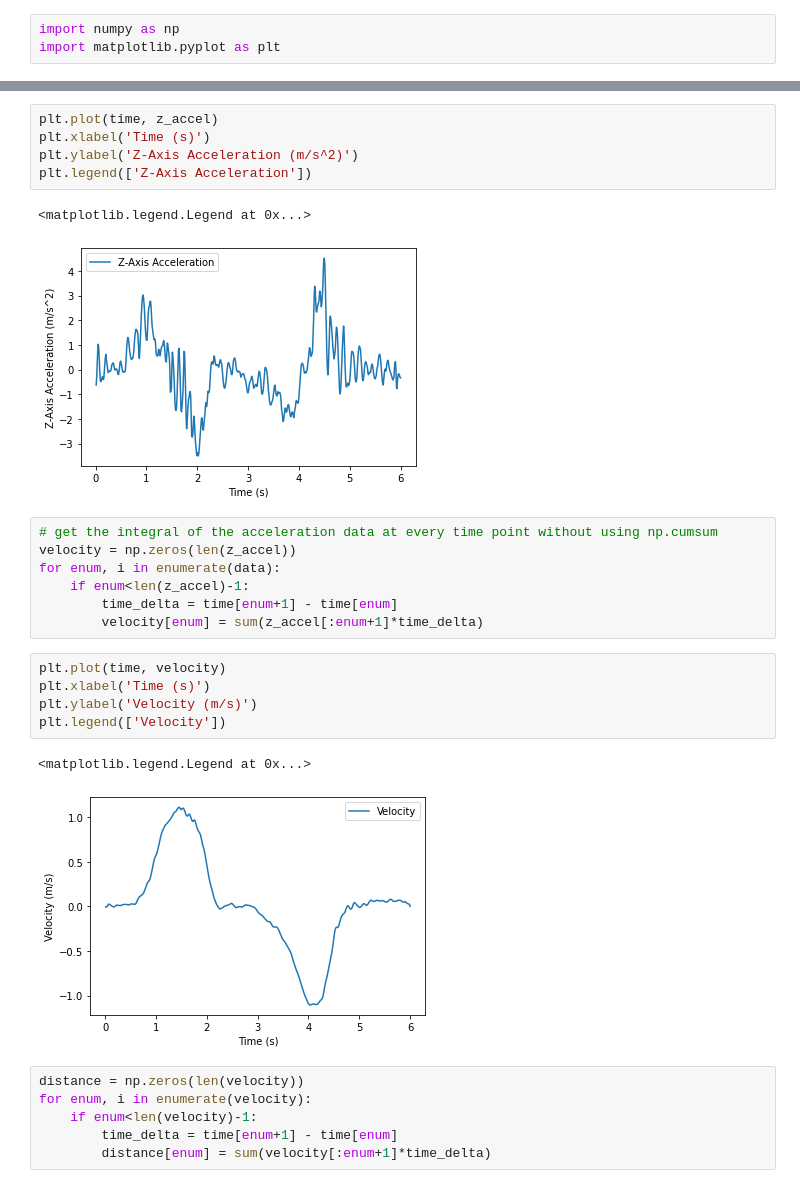
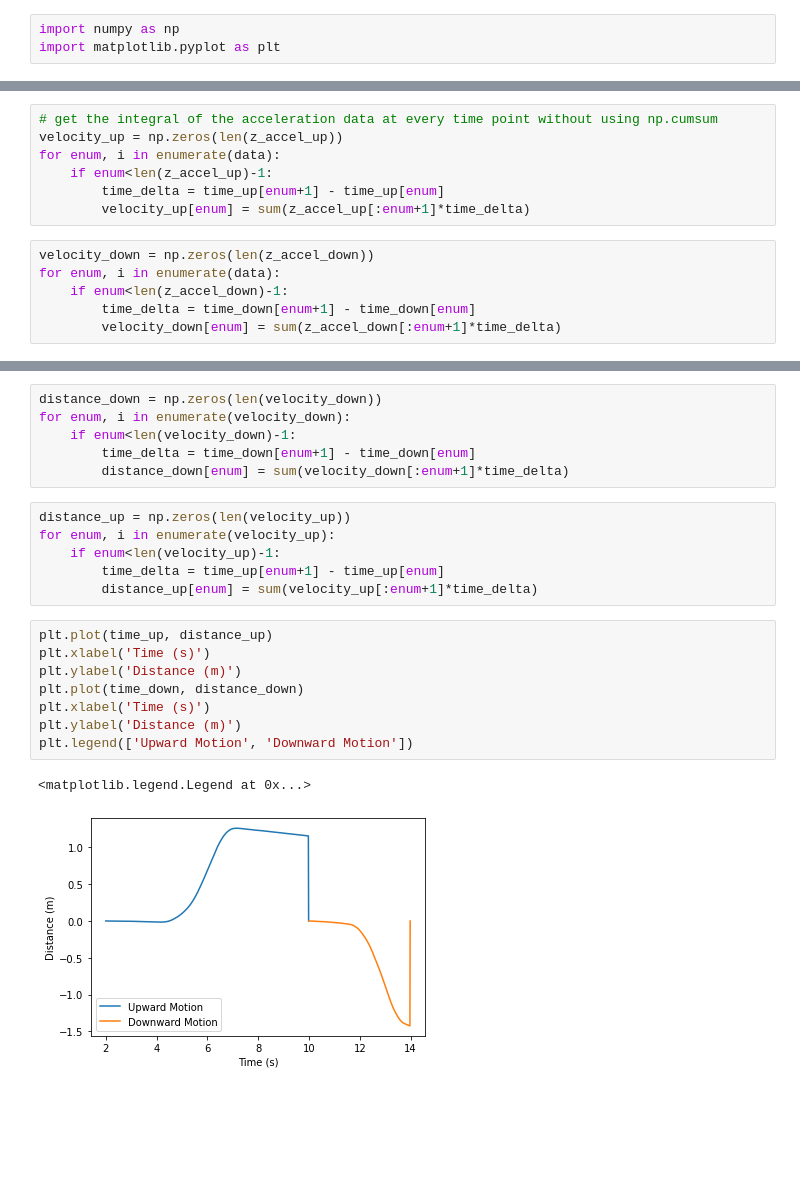
Before and after one commit to udiram/Physics-2P03, a Jupyter notebook: python_assignment/assignment_standard.ipynb, the cells around one changed output, grey strips where cells are left out. Saved outputs shown, nothing was run; the diff lists cells and outputs as text; blank space fills up the shorter version.

```diff
--- a/python_assignment/assignment_standard.ipynb
+++ b/python_assignment/assignment_standard.ipynb
@@ -19,0 +46,13 @@ z_accel = data[:,3]
+# %%
+# get the integral of the acceleration data at every time point without using np.cumsum
+velocity_up = np.zeros(len(z_accel_up))
+for enum, i in enumerate(data):
+    if enum<len(z_accel_up)-1:
+        time_delta = time_up[enum+1] - time_up[enum]
+        velocity_up[enum] = sum(z_accel_up[:enum+1]*time_delta)
+# %%
+velocity_down = np.zeros(len(z_accel_down))
+for enum, i in enumerate(data):
+    if enum<len(z_accel_down)-1:
+        time_delta = time_down[enum+1] - time_down[enum]
+        velocity_down[enum] = sum(z_accel_down[:enum+1]*time_delta)
@@ -20,29 +70,23 @@ z_accel = data[:,3]
+# %%
+distance_down = np.zeros(len(velocity_down))
+for enum, i in enumerate(velocity_down):
+    if enum<len(velocity_down)-1:
+        time_delta = time_down[enum+1] - time_down[enum]
+        distance_down[enum] = sum(velocity_down[:enum+1]*time_delta)
+# %%
+distance_up = np.zeros(len(velocity_up))
+for enum, i in enumerate(velocity_up):
+    if enum<len(velocity_up)-1:
+        time_delta = time_up[enum+1] - time_up[enum]
+        distance_up[enum] = sum(velocity_up[:enum+1]*time_delta)
 # %%
-plt.plot(time, z_accel)
+plt.plot(time_up, distance_up)
 plt.xlabel('Time (s)')
-plt.ylabel('Z-Axis Acceleration (m/s^2)')
-plt.legend(['Z-Axis Acceleration'])
+plt.ylabel('Distance (m)')
+plt.plot(time_down, distance_down)
+plt.xlabel('Time (s)')
+plt.ylabel('Distance (m)')
+plt.legend(['Upward Motion', 'Downward Motion'])
 # %% [output]
 <matplotlib.legend.Legend at 0x...>
-[figure, old version]
+[figure, new version]
-# %%
-# get the integral of the acceleration data at every time point without using np.cumsum
-velocity = np.zeros(len(z_accel))
-for enum, i in enumerate(data):
-    if enum<len(z_accel)-1:
-        time_delta = time[enum+1] - time[enum]
-        velocity[enum] = sum(z_accel[:enum+1]*time_delta)
-# %%
-plt.plot(time, velocity)
-plt.xlabel('Time (s)')
-plt.ylabel('Velocity (m/s)')
-plt.legend(['Velocity'])
-# %% [output]
-<matplotlib.legend.Legend at 0x...>
-[figure, removed]
-# %%
-distance = np.zeros(len(velocity))
-for enum, i in enumerate(velocity):
-    if enum<len(velocity)-1:
-        time_delta = time[enum+1] - time[enum]
-        distance[enum] = sum(velocity[:enum+1]*time_delta)
```
Also changed, not shown: parts of 8 cells of this notebook, 1 other file.
